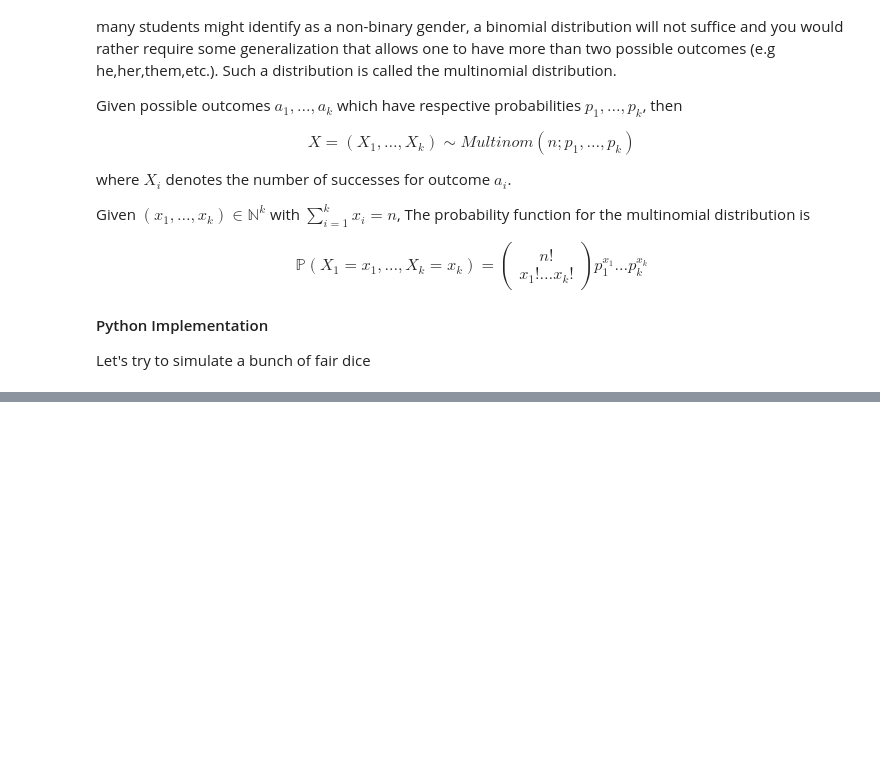
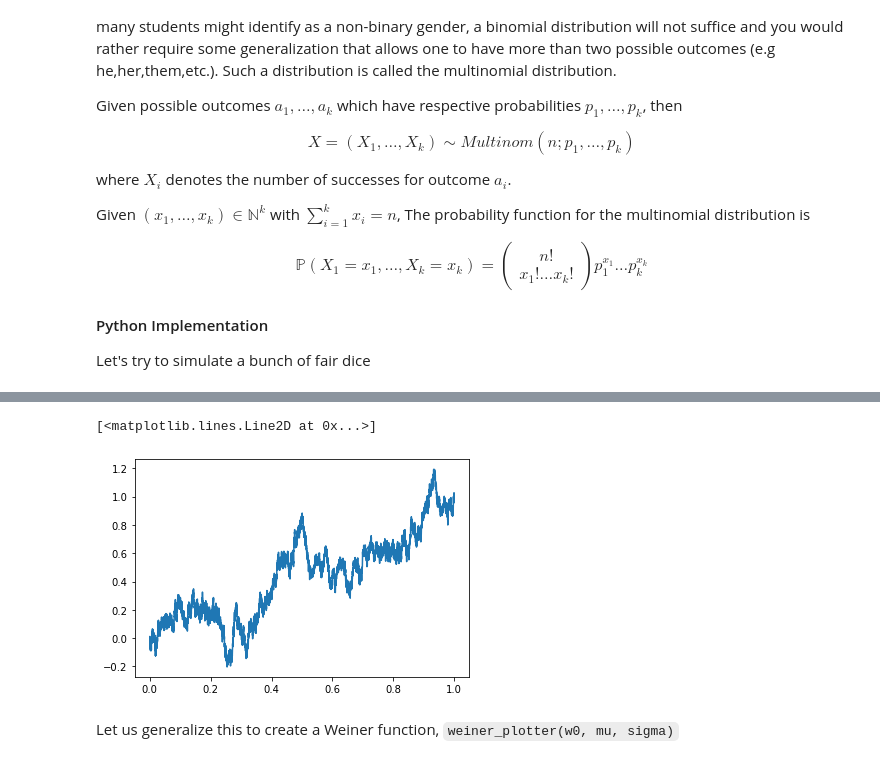
Before and after one commit to theheavygluon/Risk-Management-Course, a Jupyter notebook: Lecture 2 - Statistical Distributions and Stochastic Processes.ipynb, the cells around one changed output, grey strips where cells are left out. Drawn from its saved outputs; the diff is of its cells as text; code cells hidden in the pictures; blank space fills up the shorter version.

Commit message:
lecture 2 -- stochastic processes (without calculus+GBM)

```diff
--- a/Lecture 2 - Statistical Distributions and Stochastic Processes.ipynb
+++ b/Lecture 2 - Statistical Distributions and Stochastic Processes.ipynb
@@ -628,0 +815,15 @@ The first three copulas presented are examples of elementary copulas, or copulas
+# %%
+t_vals = np.linspace(0,1,10000) #t ɛ [0,1] discertized with 10,000 entries
+
+X = np.zeros(10000) #initializing X at an all zero array
+
+for i in range(10000-1):
+    X[i+1] = y[i] + (np.random.normal())*np.sqrt(t_vals[1] - t_vals[0]) #X_t = sqrt(t)*Z_t, where Z_t ~ N(0,1)
+
+
+plt.plot(t_vals,X) #plotting the Weiner process
+# %% [output]
+[<matplotlib.lines.Line2D at 0x...>]
+[figure, added]
+# %% [markdown]
+Let us generalize this to create a Weiner function, `weiner_plotter(w0, mu, sigma)`
```
Also changed, not shown: parts of 23 cells of this notebook.
